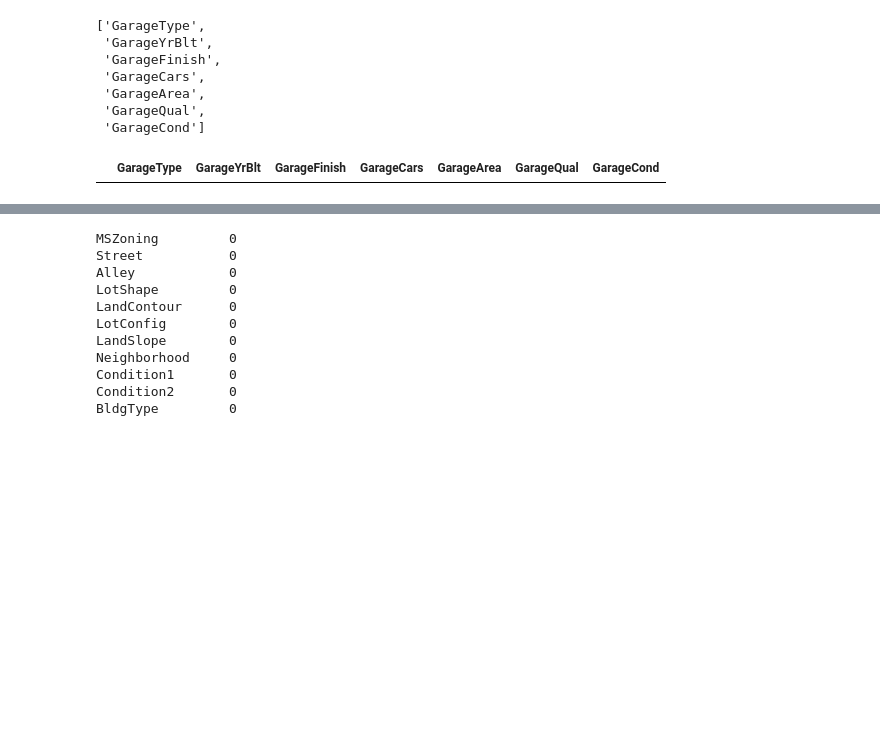
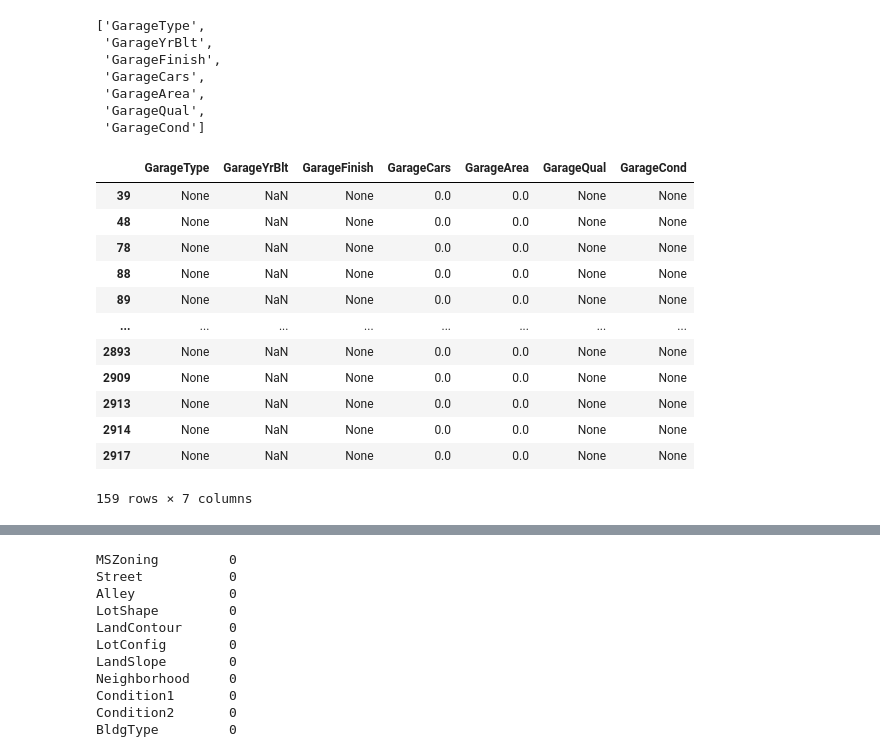
Before and after one commit to OleksiiLatypov/House_Prices, a Jupyter notebook: notebookf933883802.ipynb, the cells around one changed output, grey strips where cells are left out. Drawn from its saved outputs; the diff is of its cells as text; code cells hidden in the pictures; blank space fills up the shorter version.

```diff
--- a/notebookf933883802.ipynb
+++ b/notebookf933883802.ipynb
@@ -236,7 +313,19 @@ garage_list
  'GarageQual',
  'GarageCond']
 # %%
-na_garageyrblt_rows = all_data[all_data['GarageYrBlt'].isna()]
+#na_garageyrblt_rows = all_data[all_data['GarageYrBlt'].isna()]
 na_garageyrblt_rows[garage_list]
 # %% [output]
 |  | GarageType | GarageYrBlt | GarageFinish | GarageCars | GarageArea | GarageQual | GarageCond |
+| 39 | None | NaN | None | 0.0 | 0.0 | None | None |
+| 48 | None | NaN | None | 0.0 | 0.0 | None | None |
+| 78 | None | NaN | None | 0.0 | 0.0 | None | None |
+| 88 | None | NaN | None | 0.0 | 0.0 | None | None |
+| 89 | None | NaN | None | 0.0 | 0.0 | None | None |
+| ... | ... | ... | ... | ... | ... | ... | ... |
+| 2893 | None | NaN | None | 0.0 | 0.0 | None | None |
+| 2909 | None | NaN | None | 0.0 | 0.0 | None | None |
+| 2913 | None | NaN | None | 0.0 | 0.0 | None | None |
+| 2914 | None | NaN | None | 0.0 | 0.0 | None | None |
+| 2917 | None | NaN | None | 0.0 | 0.0 | None | None |
+159 rows × 7 columns
```
Also changed, not shown: parts of 37 cells of this notebook.
